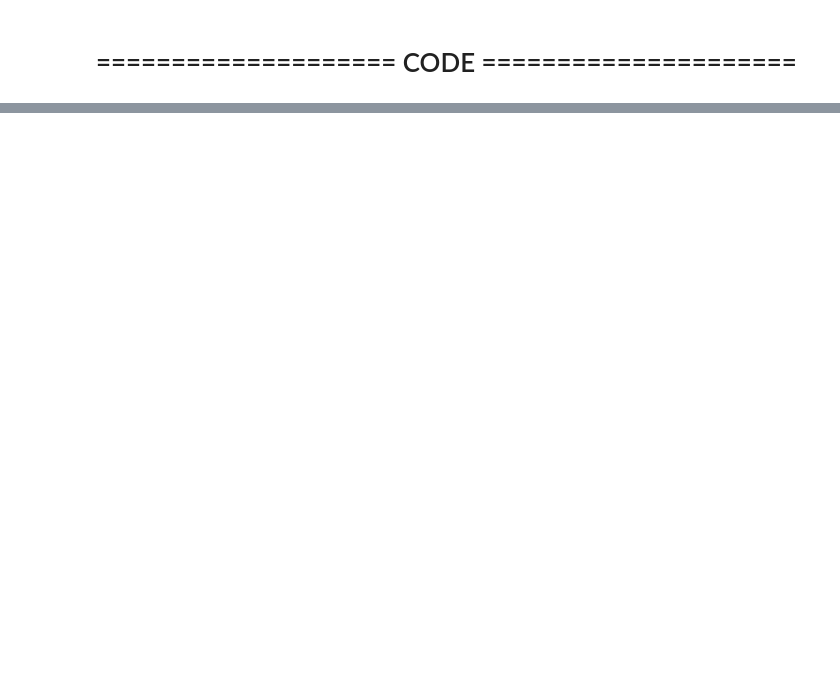
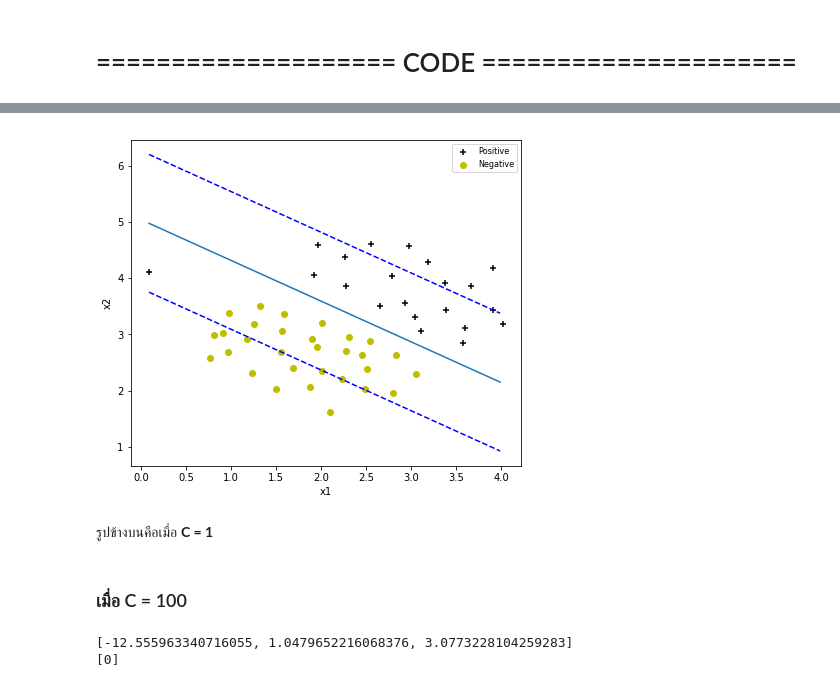
Before and after one commit to Kanbc/machine-learning, a Jupyter notebook: 11 Support Vector Machines.ipynb, the cells around one changed output, grey strips where cells are left out. Drawn from its saved outputs; the diff is of its cells as text; code cells hidden in the pictures; blank space fills up the shorter version.

```diff
--- a/11 Support Vector Machines.ipynb
+++ b/11 Support Vector Machines.ipynb
@@ -200,0 +272,54 @@ SVM แม่งเป็นอัลกอริทึมยาก ไม่แ
+# %%
+def plotDataWithLinearLine(theta, X,y):
+    datafr = pd.DataFrame({'x1': pd.DataFrame(X)[0], 'x2': pd.DataFrame(X)[1],'y':pd.DataFrame(y)[0]})
+
+    # Plot Data
+    grp = datafr.groupby('y')
+    positive_data = grp.get_group(1)
+    negative_data = grp.get_group(0)
+
+    plt.figure(figsize=(7,6))
+
+    positive = plt.scatter(positive_data.values[:,0], positive_data.values[:,1], marker='+', color='black')
+    negative = plt.scatter(negative_data.values[:,0], negative_data.values[:,1], marker='o', color='y')
+
+    # Plot Decision Boundary
+    theta0 = theta[0]
+    theta1 = theta[1]
+    theta2 = theta[2]
+    x1min,x1max = min(datafr['x1']),max(datafr['x1'])
+    x1_axis = np.matrix(np.arange(x1min, x1max, 0.05)).T
+    # center line
+    x2_center = (-theta0-theta1*x1_axis)/theta2
+    # positive line
+    x2_pos = (1-theta0-theta1*x1_axis)/theta2
+    # negative line
+    x2_neg = (-1-theta0-theta1*x1_axis)/theta2
+
+    plt.plot(x1_axis,x2_center)
+    plt.plot(x1_axis,x2_pos,'b--')
+    plt.plot(x1_axis,x2_neg,'b--')
+    plt.legend((positive, negative),('Positive', 'Negative'),scatterpoints=1,loc='upper right',ncol=1,fontsize=8)
+    plt.xlabel('x1')
+    plt.ylabel('x2')
+    plt.show()
+# %%
+plotDataWithLinearLine(parameter1,X1,y1)
+# %% [output]
+[figure, added]
+# %% [markdown]
+รูปข้างบนคือเมื่อ **C = 1**
+# %% [markdown]
+### เมื่อ C = 100
+# %%
+clf2 = LinearSVC(random_state=0,C=100,loss="hinge") # random state บอกว่าเวลาแบ่งชุด train กับ test จะสุ่มได้ชุดเดิม
+clf2.fit(X1, y1)
+
+theta2 = clf2.coef_[0] # theta1 theta2
+intercept2 = clf2.intercept_[0] # theta0
+parameter2 = [intercept2 ,theta2[0],theta2[1]]
+print(parameter2)
+print(clf2.predict([[1, 1]]))
+# %% [output]
+[-12.555963340716055, 1.0479652216068376, 3.0773228104259283]
+[0]
```
Also changed, not shown: parts of 25 cells of this notebook, 2 other files.
